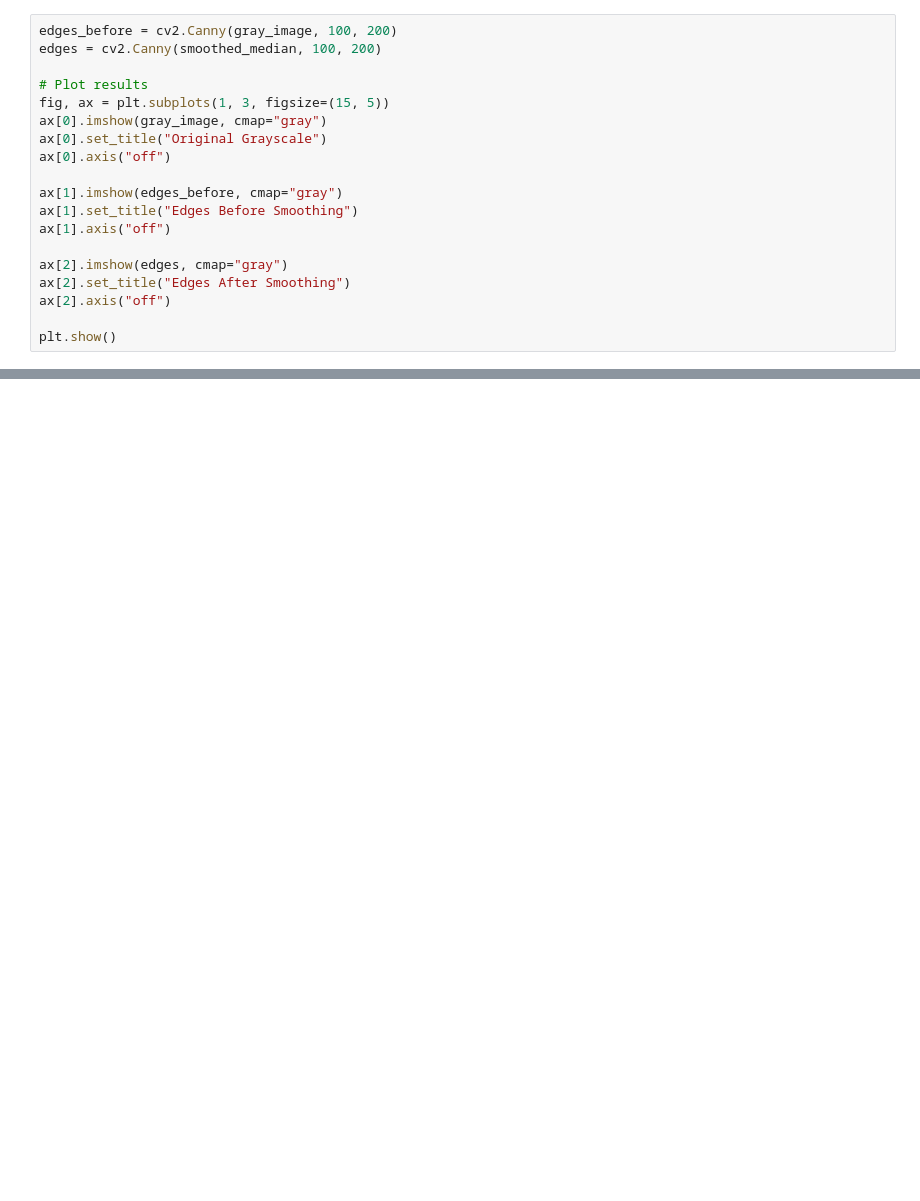
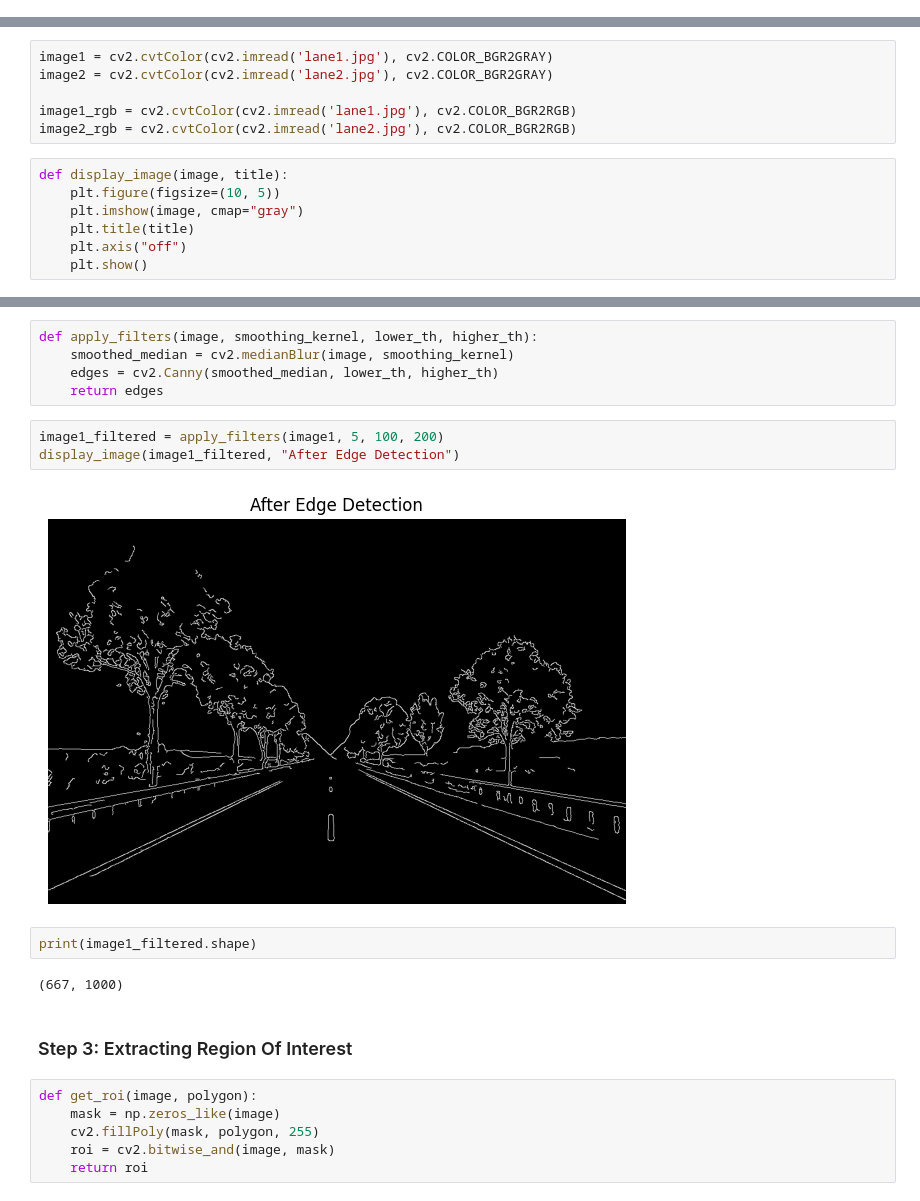
Before and after one commit to tasneemyo/Computer-Vision-Labs, a Jupyter notebook: lane_detection.ipynb, the cells around one changed output, grey strips where cells are left out. Cells and saved outputs as stored; diff of their text form; blank space fills up the shorter version.

```diff
--- a/lane_detection.ipynb
+++ b/lane_detection.ipynb
@@ -50,19 +0,0 @@ plt.show()
-# %%
-edges_before = cv2.Canny(gray_image, 100, 200)
-edges = cv2.Canny(smoothed_median, 100, 200)
-
-# Plot results
-fig, ax = plt.subplots(1, 3, figsize=(15, 5))
-ax[0].imshow(gray_image, cmap="gray")
-ax[0].set_title("Original Grayscale")
-ax[0].axis("off")
-
-ax[1].imshow(edges_before, cmap="gray")
-ax[1].set_title("Edges Before Smoothing")
-ax[1].axis("off")
-
-ax[2].imshow(edges, cmap="gray")
-ax[2].set_title("Edges After Smoothing")
-ax[2].axis("off")
-
-plt.show()
@@ -199,0 +12,13 @@ ax[1].axis("off")
+# %%
+image1 = cv2.cvtColor(cv2.imread('lane1.jpg'), cv2.COLOR_BGR2GRAY)
+image2 = cv2.cvtColor(cv2.imread('lane2.jpg'), cv2.COLOR_BGR2GRAY)
+
+image1_rgb = cv2.cvtColor(cv2.imread('lane1.jpg'), cv2.COLOR_BGR2RGB)
+image2_rgb = cv2.cvtColor(cv2.imread('lane2.jpg'), cv2.COLOR_BGR2RGB)
+# %%
+def display_image(image, title):
+    plt.figure(figsize=(10, 5))
+    plt.imshow(image, cmap="gray")
+    plt.title(title)
+    plt.axis("off")
+    plt.show()
@@ -199,0 +34,22 @@ ax[1].axis("off")
+# %%
+def apply_filters(image, smoothing_kernel, lower_th, higher_th):
+    smoothed_median = cv2.medianBlur(image, smoothing_kernel)
+    edges = cv2.Canny(smoothed_median, lower_th, higher_th)
+    return edges
+# %%
+image1_filtered = apply_filters(image1, 5, 100, 200)
+display_image(image1_filtered, "After Edge Detection")
+# %% [output]
+[figure, added]
+# %%
+print(image1_filtered.shape)
+# %% [output]
+(667, 1000)
+# %% [markdown]
+### Step 3: Extracting Region Of Interest
+# %%
+def get_roi(image, polygon):
+    mask = np.zeros_like(image)
+    cv2.fillPoly(mask, polygon, 255)
+    roi = cv2.bitwise_and(image, mask)
+    return roi
```
Also changed, not shown: parts of 35 cells of this notebook, 2 other files.
